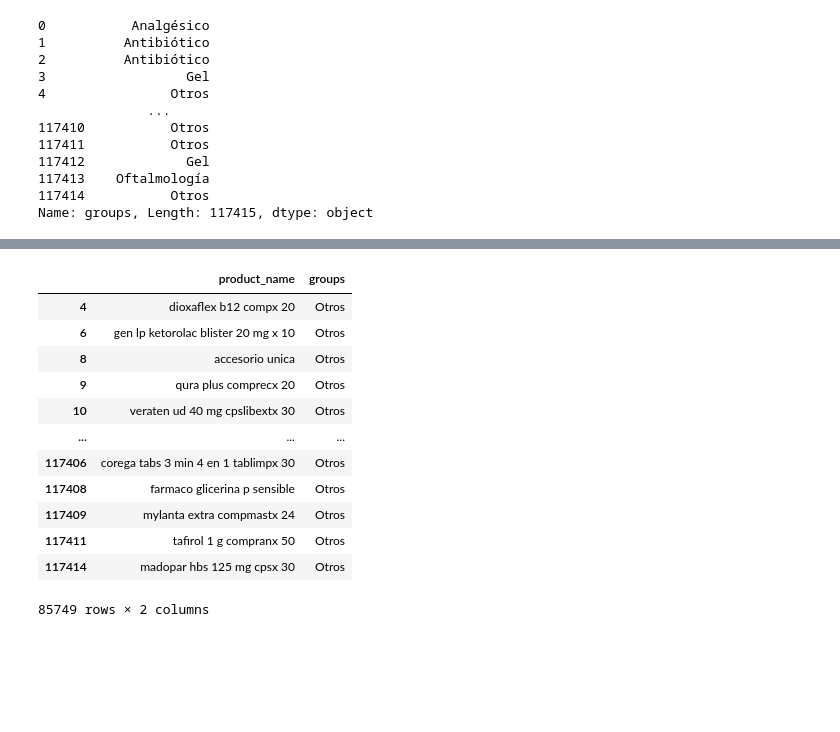
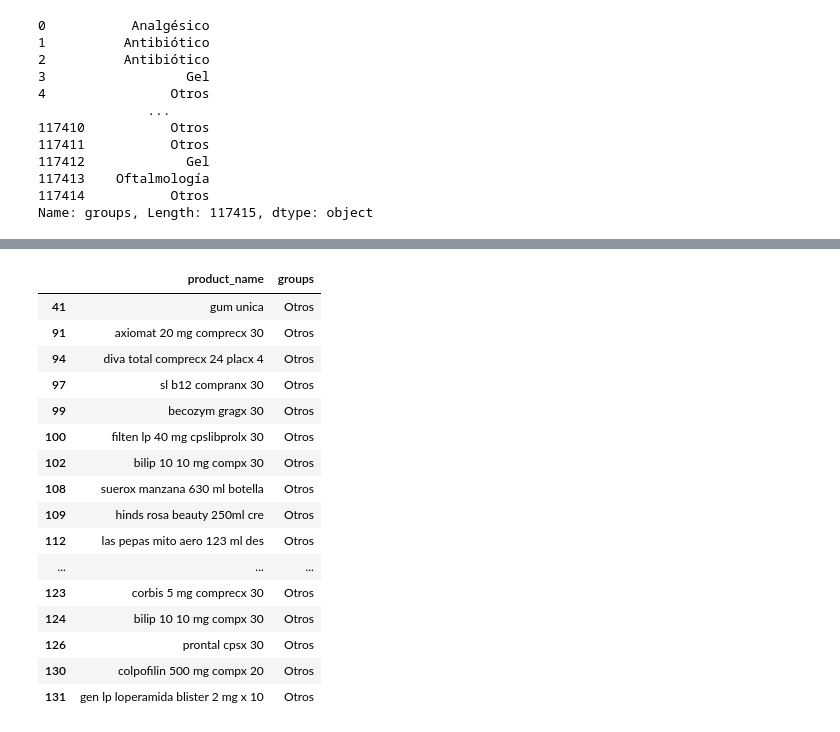
Before and after one commit to 4GeeksAcademy/sp-ml-20-final-project-g2, a Jupyter notebook: src/eda-ineta.ipynb, the cells around one changed output, grey strips where cells are left out. Drawn from its saved outputs; the diff is of its cells as text; code cells hidden in the pictures; blank space fills up the shorter version.

Commit message:
[eda] wip: agrupación de productos

```diff
--- a/src/eda-ineta.ipynb
+++ b/src/eda-ineta.ipynb
@@ -791,18 +793,37 @@ Unknown                                  1
 Name: count, dtype: int64
 # %%
 pharmaceutical_classifier = {
-    'Salud Cardiovascular': ['sartan', 'pril', 'olol', 'dipino', 'estatina', 'alpertan', 'atenolol', 'enalapril', 'aspirina prevent'],
-    'Salud Mental / Sistema Nervioso': ['plax', 'pam', 'lam', 'tina', 'zepina', 'alplax', 'sertralina', 'clonazepam', 'quetiapina'],
-    'Salud Digestiva': ['prazol', 'tidina', 'alumpak', 'alverin', 'almax', 'magnesia', 'bismuto', 'gel', 'trimebutina', 'domperidona'],
+    'Salud Cardiovascular': ['alpertan', 'sartan', 'pril', 'olol', 'dipino', 'estatina', 'aspirina prevent',
+        'atenolol', 'enalapril', 'losartan', 'amloc', 'cardio', 'aldactone', 'lotrial', 'diurex', 'rosustatin', 'rovastane',
+        'losacor', 'prinil', 'lipifen', 'daflon', 'ateroclar', 'aturen', 'daunlip', 'espironol'],
+    'Salud Mental / Sistema Nervioso': ['pisono', 'alplax', 'alprazolam', 'clonazepam', 'diazepam', 'sertralina', 'fluoxetina',
+        'quetiapina', 'zepina', 'pam', 'lam', 'tina', 'asertral', 'clonagin', 'latrigin', 'paxon', 'risperin'],
+    'Salud Digestiva': ['alumpak', 'alverin', 'almax', 'omeprazol', 'pantoprazol', 'lanzoprazol',
+        'aci-tip', 'agarol', 'buscapina', 'bagohepat', 'chofitol', 'crema de bismuto',
+        'mylanta', 'taural', 'alikal', 'sertal', 'regulane'],
     'Salud Sexual / Urología': ['nafil', 'dalafil', 'almaximo', 'sildenafil', 'tadalafil'],
-    'Oftalmología': ['alphagan', 'ofta', 'colirio', 'timolol', 'latanoprost', 'gotas'],
-    'Antibióticos': ['cilina', 'micina', 'floxacino', 'cicli', 'cef', 'amoxi', 'clavulanico'],
-    'Analgésicos / Antiinflamatorios': ['profeno', 'fenaco', 'coxib', 'paracetamol', 'aspirina', 'dol', 'clonixinato', 'meloxicam'],
-    'Salud Respiratoria / Antialérgicos': ['tadina', 'rizina', 'nasona', 'terol', 'ambroxol', 'mucol', 'frenadol', 'antigripal'],
-    'Higiene y Cuidado Personal': ['shampoo', 'jabon', 'crema', 'desodorante', 'pasta dental', 'cepillo', 'protector solar', 'dermato', 'eucerin', 'vichy', 'la roche', 'dove', 'colgate'],
-    'Accesorios y Dispositivos Médicos': ['pañal', 'huggies', 'pampers', 'toalla', 'algodon', 'jeringa', 'aguja', 'preservativo', 'condon', 'test', 'termometro', 'curitas'],
-    'Nutrición y Suplementos': ['vitamina', 'suplemento', 'ensure', 'pediasure', 'leche', 'formula', 'magnesio', 'zinc', 'hierro', 'calcio', 'omega'],
-    'Diabetes y Endocrino': ['metformina', 'insulina', 'glibenclamida', 'levotiroxina', 't4', 'glucosa']
+    'Oftalmología': ['alphagan', 'ofta', 'colirio', 'timolol', 'latanoprost', 'gotas', 'tobrex', 'soloftlmica', 'gatidex'],
+    'Antibióticos': ['cilina', 'micina', 'floxacino', 'cicli', 'cef', 'amoxi', 'clavulanico', 'ceporexin', 'triamid'],
+    'Analgésicos / Antiinflamatorios': ['profeno', 'fenaco', 'coxib', 'paracetamol', 'aspirina', 'dol', 'clonixinato',
+                                        'meloxicam', 'dioxaflex', 'ketorolac', 'tafirol', 'naprux', 'diclofenac', 'ulcozol'],
+    'Salud Respiratoria / Antialérgicos': ['tadina', 'rizina', 'nasona', 'terol', 'ambroxol', 'mucol', 'frenadol', 'antigripal', 'ventolin', 'athos'],
+    'Antialérgicos': ['dexalergin', 'hexaler'],
+    'Higiene y Cuidado Personal': ['shampoo', 'acondicionador', 'jabon', 'desodorante', 'axe', 'dove', 'colgate',
+        'pasta dental', 'cepillo', 'hilo dental', 'enjuague bucal', 'protector solar',
+        'dermaglos', 'aderma', 'aveno', 'cerave', 'vichy', 'la roche', 'cicatricure',
+        'asepxia', 'biferdil', 'capilatis', 'cutex', 'siempre libre', 'always', 'carefree',
+        'rexona', 'close', 'proxa', 'johnson', 'carey', 'pantene', 'nivea'],
+    'Accesorios y Dispositivos Médicos': ['pañal', 'huggies', 'pampers', 'toalla', 'algodon', 'jeringa', 'aguja', 'preservativo', 'condon', 'test', 'termometro', 'curitas', 'accesorio'],
+    'Nutrición y Suplementos': ['102 anos', 'magnesio', 'vitamina', 'suplemento', 'ensure', 'pediasure',
+        'bagovit', 'centrum', 'berocca', 'supradyn', 'acifol', 'hierro', 'calcio',
+        'omega 3', 'chia', 'colageno', 'artrostop', 'curflex'],
+    'Diabetes y Endocrino': ['metformina', 'insulina', 'glibenclamida', 'levotiroxina', 't4', 'glucosa'],
+    'Material de Curación': ['guante', 'gasa', 'iruxol', 'iodopovidona', 'estéril', 'envase', 'antialérgica', 'tela'],
+    'Cardiología / Antihipertensivos': ['simultan', 'veraten'],
+    'Gripe': ['qura', 'rhinal', 'ventonil'],
+    'Dermatología': ['paldar', 'megacistin', 'deralbine', 'vaselina'],
+    'Ginecológico / Salud Femenina': ['fucsia'],
+    'Fragancia': ['cuore']
 }
 # %%
 def assign_category(name):
@@ -838,17 +859,21 @@ Salud Mental / Sistema Nervioso           2
 Name: count, dtype: int64
 # %%
-df.loc[df['groups'] == 'Otros', ['product_name', 'groups']]
+df.loc[df['groups'] == 'Otros', ['product_name', 'groups']].head(20)
 # %% [output]
 |  | product_name | groups |
-| 4 | dioxaflex b12 compx 20 | Otros |
-| 6 | gen lp ketorolac blister 20 mg x 10 | Otros |
-| 8 | accesorio unica | Otros |
-| 9 | qura plus comprecx 20 | Otros |
-| 10 | veraten ud 40 mg cpslibextx 30 | Otros |
+| 41 | gum unica | Otros |
+| 91 | axiomat 20 mg comprecx 30 | Otros |
+| 94 | diva total comprecx 24 placx 4 | Otros |
+| 97 | sl b12 compranx 30 | Otros |
+| 99 | becozym gragx 30 | Otros |
+| 100 | filten lp 40 mg cpslibprolx 30 | Otros |
+| 102 | bilip 10 10 mg compx 30 | Otros |
+| 108 | suerox manzana 630 ml botella | Otros |
+| 109 | hinds rosa beauty 250ml cre | Otros |
+| 112 | las pepas mito aero 123 ml des | Otros |
 | ... | ... | ... |
-| 117406 | corega tabs 3 min 4 en 1 tablimpx 30 | Otros |
-| 117408 | farmaco glicerina p sensible | Otros |
-| 117409 | mylanta extra compmastx 24 | Otros |
-| 117411 | tafirol 1 g compranx 50 | Otros |
-| 117414 | madopar hbs 125 mg cpsx 30 | Otros |
+| 123 | corbis 5 mg comprecx 30 | Otros |
+| 124 | bilip 10 10 mg compx 30 | Otros |
+| 126 | prontal cpsx 30 | Otros |
+| 130 | colpofilin 500 mg compx 20 | Otros |
+| 131 | gen lp loperamida blister 2 mg x 10 | Otros |
-85749 rows × 2 columns
```
Also changed, not shown: parts of 2 cells of this notebook.
